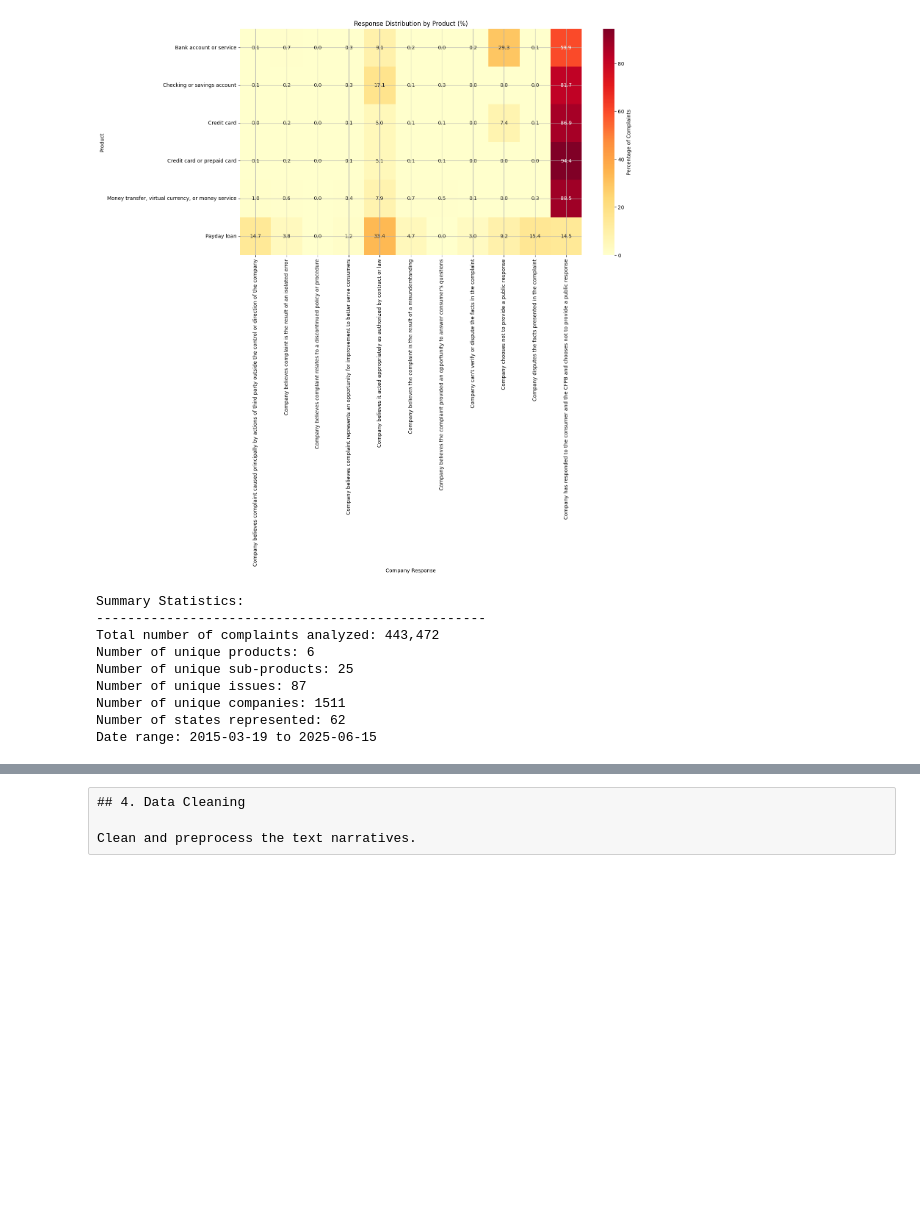
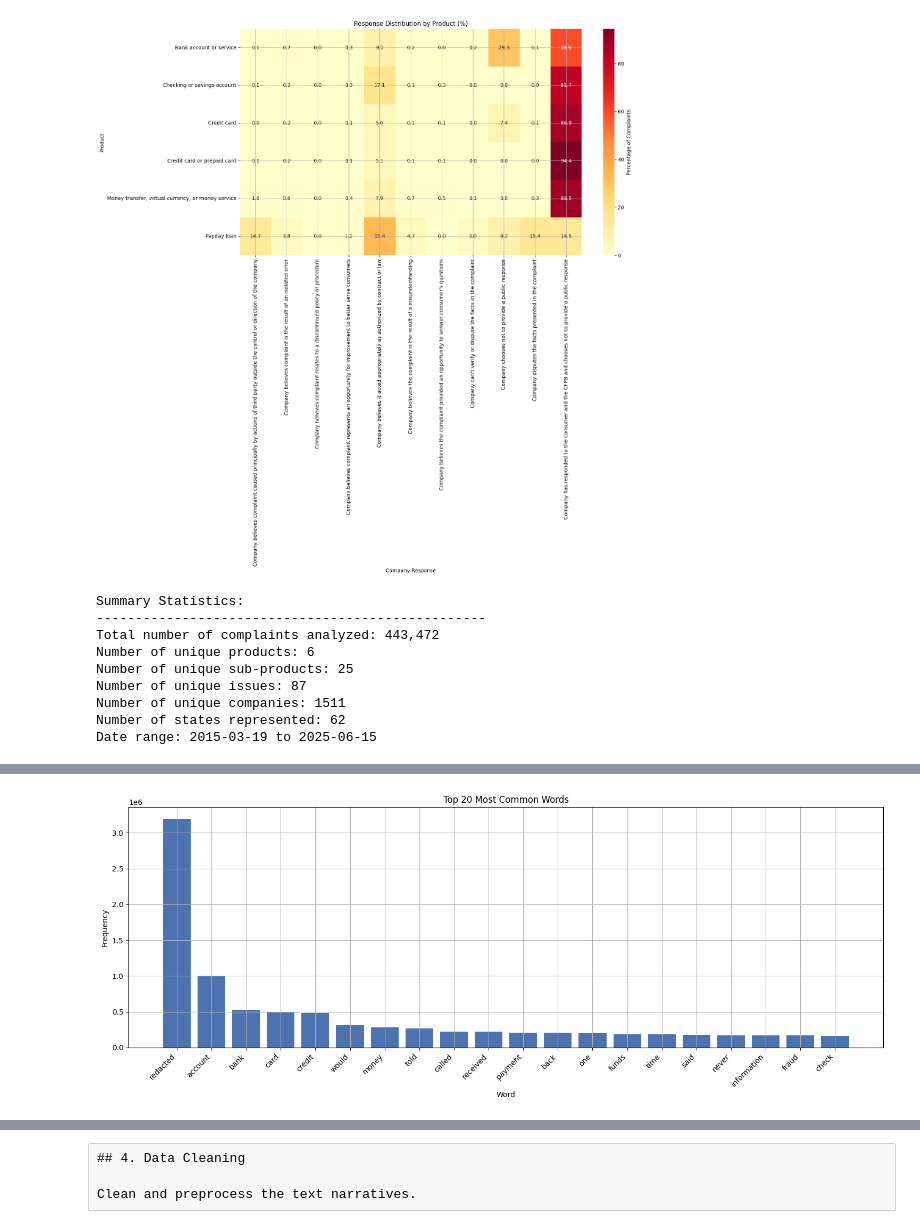
Before and after one commit to mikiyasegaye/Intelligent-Complaint-Analysis-for-Financial-Services, a Jupyter notebook: notebooks/01_exploratory_data_analysis.ipynb, the cells around one changed output, grey strips where cells are left out. Cells and saved outputs as stored; diff of their text form; code cells hidden in the pictures; blank space fills up the shorter version.

```diff
--- a/notebooks/01_exploratory_data_analysis.ipynb
+++ b/notebooks/01_exploratory_data_analysis.ipynb
@@ -848,0 +978,72 @@ Analyze the length and content of complaint narratives.
+# %%
+### 3.2 Word Frequency Analysis
+
+print("Word Frequency Analysis")
+print("-" * 50)
+
+# Get stopwords
+stop_words = set(stopwords.words('english'))
+stop_words.update(['REDACTED', 'XX', 'XXX', 'XXXX'])  # Add custom stopwords
+
+# Function to process text
+def process_text(text):
+    # Tokenize
+    tokens = word_tokenize(text.lower())
+    # Remove stopwords, punctuation, and numbers
+    tokens = [word for word in tokens
+             if word.isalpha()
+             and word not in stop_words
+             and len(word) > 2]
+    return tokens
+
+# Process all narratives
+all_words = []
+for narrative in clean_narratives:
+    all_words.extend(process_text(narrative))
+
+# Get word frequencies
+word_freq = Counter(all_words)
+
+# Print top words
+print("\nTop 20 Most Common Words:")
+for word, count in word_freq.most_common(20):
+    print(f"{word}: {count:,}")
+
+# Visualize top words
+plt.figure(figsize=(15, 6))
+words, counts = zip(*word_freq.most_common(20))
+plt.bar(words, counts)
+plt.title('Top 20 Most Common Words')
+plt.xlabel('Word')
+plt.ylabel('Frequency')
+plt.xticks(rotation=45, ha='right')
+plt.tight_layout()
+plt.show()
+
+# Analyze bigrams
+print("\nTop 15 Most Common Phrases (Bigrams):")
+bigrams = []
+for narrative in clean_narratives:
+    tokens = process_text(narrative)
+    bigrams.extend(list(ngrams(tokens, 2)))
+
+bigram_freq = Counter(bigrams)
+for bigram, count in bigram_freq.most_common(15):
+    print(f"{' '.join(bigram)}: {count:,}")
+
+# Word frequency by product
+print("\nTop 5 Words by Product:")
+for product in df_processed['Product'].unique():
+    print(f"\n{product}:")
+    product_narratives = df_processed[df_processed['Product'] == product]['clean_narrative'].dropna()
+
+    # Process words for this product
+    product_words = []
+    for narrative in product_narratives:
+        product_words.extend(process_text(narrative))
+
+    # Get frequencies
+    product_freq = Counter(product_words)
+    for word, count in product_freq.most_common(5):
+        print(f"  - {word}: {count:,}")
+# %% [output]
@@ -848,0 +1067 @@ Analyze the length and content of complaint narratives.
+[figure, added]
```
Also changed, not shown: parts of 6 cells of this notebook.
